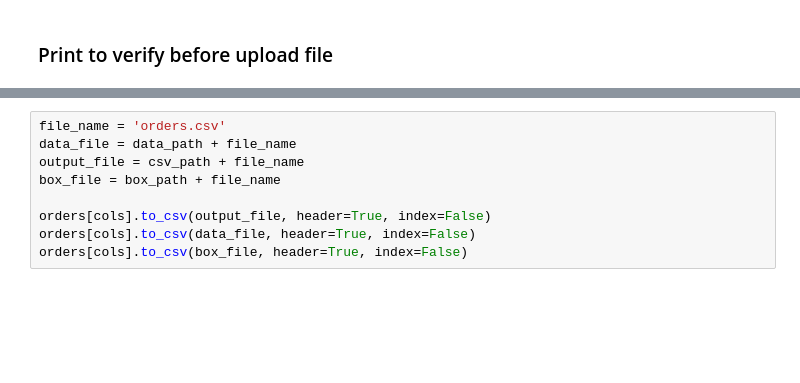
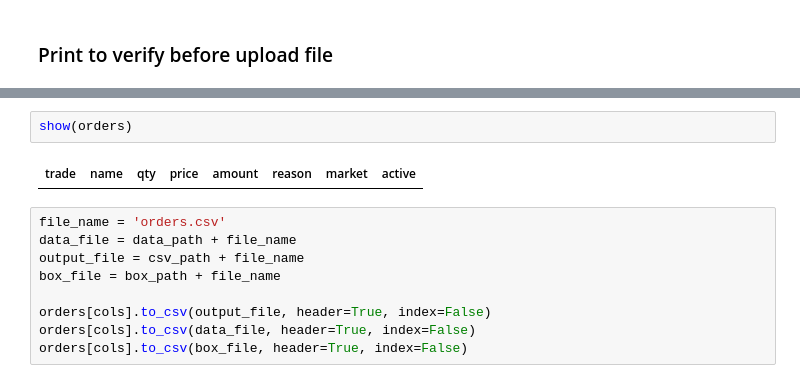
Before and after one commit to santimcs/A8, a Jupyter notebook: Daily/120-Orders.ipynb, the cells around one changed output, grey strips where cells are left out. Drawn from its saved outputs; the diff is of its cells as text; blank space fills up the shorter version.

```diff
--- a/Daily/120-Orders.ipynb
+++ b/Daily/120-Orders.ipynb
@@ -47,6 +49,10 @@ df_tab = pn.widgets.Tabulator(orders, layout='fit_data', width=800)
 df_tab
 # %% [output]
 [interactive output not drawn]
+# %%
+show(orders)
+# %% [output]
+| trade | name | qty | price | amount | reason | market | active |
 # %%
 file_name = 'orders.csv'
 data_file = data_path + file_name
```
Also changed, not shown: parts of 13 cells of this notebook, 10 other files.
